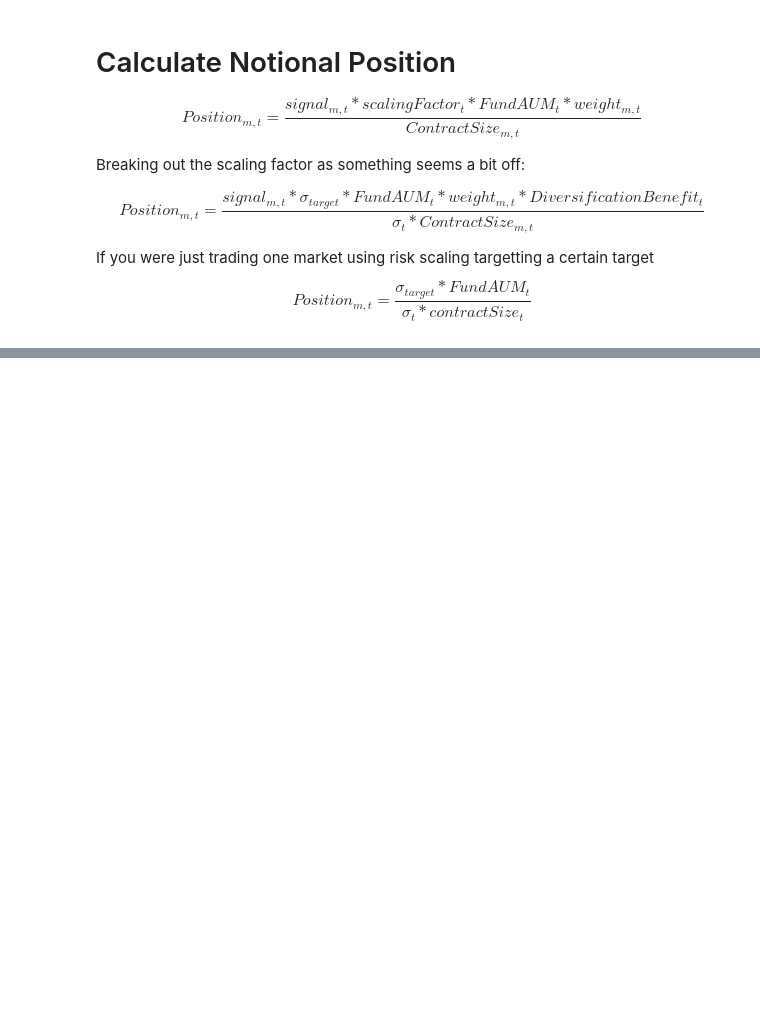
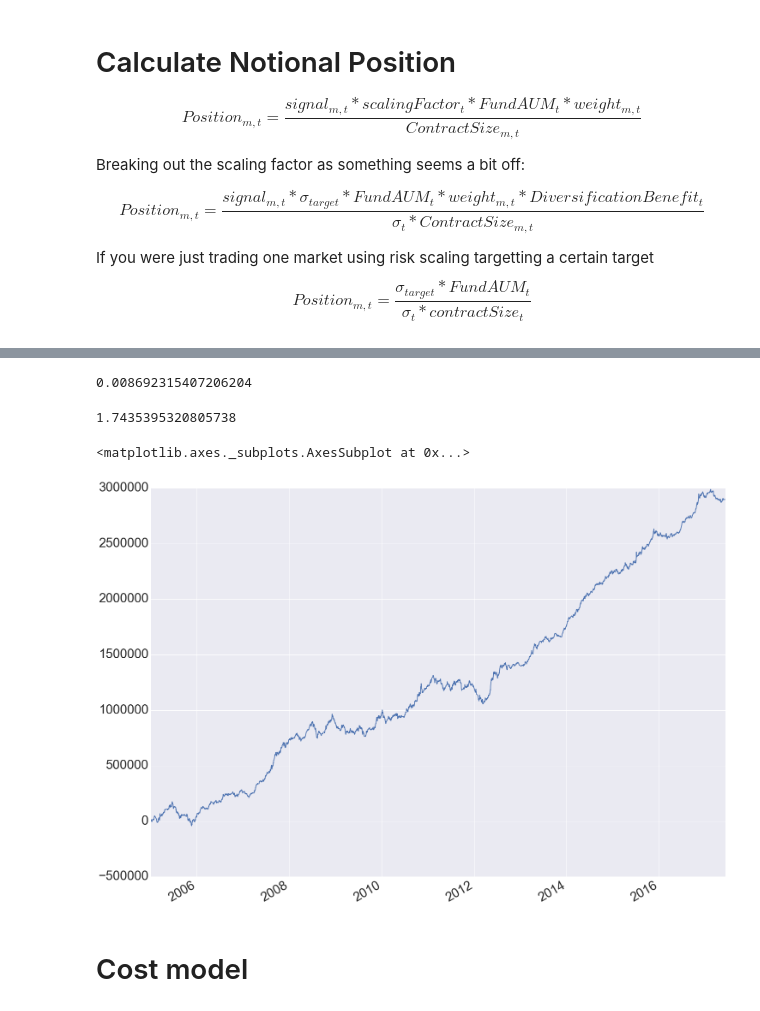
Before and after one commit to mrefermat/Project_C, a Jupyter notebook: LotSize_ScalingFactor.ipynb, the cells around one changed output, grey strips where cells are left out. Drawn from its saved outputs; the diff is of its cells as text; code cells hidden in the pictures; blank space fills up the shorter version.

```diff
--- a/LotSize_ScalingFactor.ipynb
+++ b/LotSize_ScalingFactor.ipynb
@@ -167,0 +212,15 @@ pd.DataFrame().from_dict(dict).round()['2015':].plot(colormap='jet')
+# %%
+((x*data*mul*curr_px).sum(axis=1)/FundAUM)['2005':].std()
+# %% [output]
+0.008692315407206204
+# %%
+calc_Sharpe(((x*data*mul*curr_px).sum(axis=1)/FundAUM)['2005':],250)
+# %% [output]
+1.7435395320805738
+# %%
+(x*data*mul*curr_px).sum(axis=1)['2005':].cumsum().plot()
+# %% [output]
+<matplotlib.axes._subplots.AxesSubplot at 0x...>
+[figure, added]
+# %% [markdown]
+# Cost model
```
Also changed, not shown: parts of 36 cells of this notebook, 2 other files.
